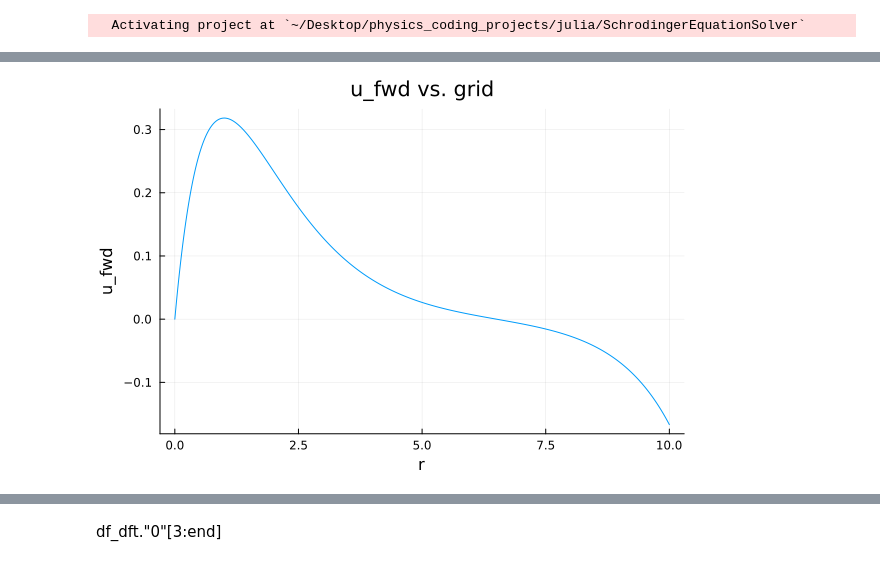
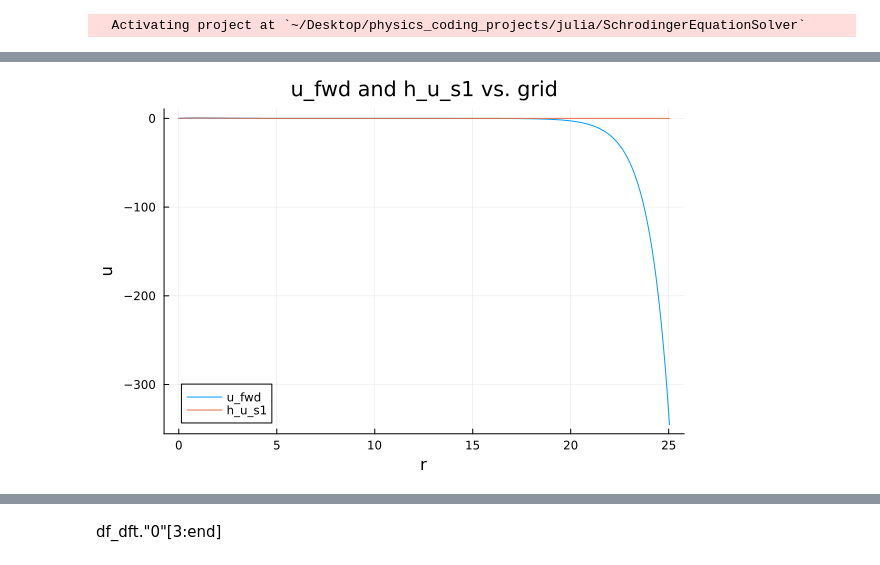
Before and after one commit to zeledon14/SchrodingerEquationSolver.jl, a Jupyter notebook: numerical_debugging/simplification_grids.ipynb, the cells around one changed output, grey strips where cells are left out. Drawn from its saved outputs; the diff is of its cells as text; code cells hidden in the pictures.

Commit message:
grid_i working

```diff
--- a/numerical_debugging/simplification_grids.ipynb
+++ b/numerical_debugging/simplification_grids.ipynb
@@ -23,0 +17,10 @@ u1, w1 = InitialConditions.atom_like_r_min(r_min,l);
+# %%
+Z=1;
+r_max= 25.0;
+#grid_stru= Grids.init_uniform_grid_structure(10.0e-3, 15.0, 5000);
+grid_stru= Grids.init_exponential_grid_structure(r_max, Z);
+grid::Vector{Float64}=grid_stru.grid;
+grid_i::Vector{Float64}=grid_stru.grid_i;
+dr_di::Vector{Float64}=grid_stru.dr_di;
+grid_sqrt::Vector{Float64}=grid_stru.grid_sqrt;
+h_u_s1= Hydrogen.u_s1_hydrogen(grid_stru.grid);
@@ -24,2 +41,11 @@ u1, w1 = InitialConditions.atom_like_r_min(r_min,l);
+# %%
+l=0;
+r_min=grid_stru.grid[1];
+#u1, w1 = InitialConditions.atom_like_r_min(r_min,l);
+u1= h_u_s1[1];
+w1= (h_u_s1[2] - h_u_s1[1])/(grid_stru.grid[2] - grid_stru.grid[1]);
+
+u_end= h_u_s1[end];
+w_end= (h_u_s1[end-1] - h_u_s1[end])/(grid_stru.grid[end-1] - grid_stru.grid[end]);
 # %%
 n=1;
@@ -36,11 +73,12 @@ u1,w1);
 # %%
 plot(
     grid,
     u_fwd,
+    label="u_fwd",
     xlabel="r",
-    ylabel="u_fwd",
-    title="u_fwd vs. grid",
-    legend=false
+    ylabel="u",
+    title="u_fwd and h_u_s1 vs. grid"
 )
+plot!(grid, h_u_s1, label="h_u_s1")
 # %% [output]
-[figure, old version]
+[figure, new version]
```
Also changed, not shown: parts of 11 cells of this notebook, 9 other files.
